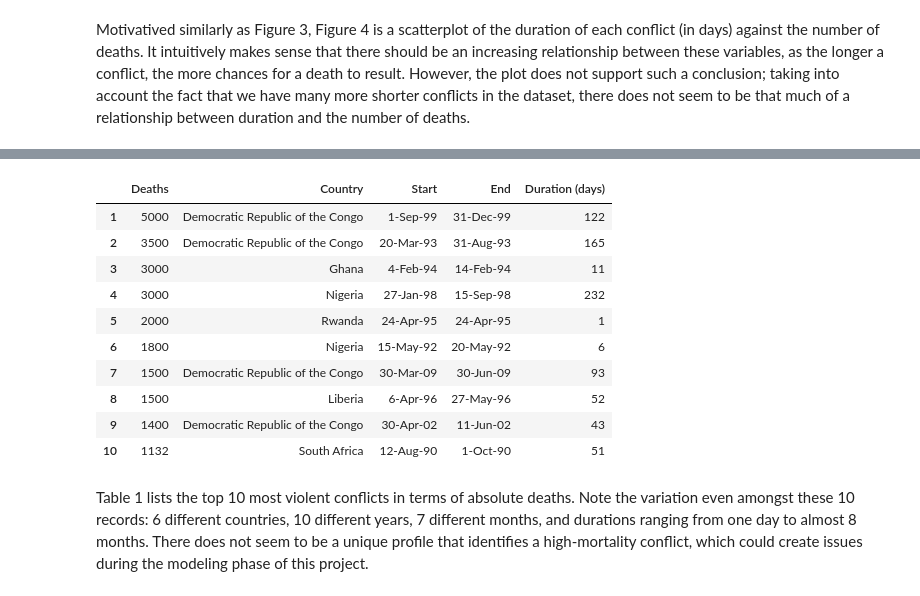
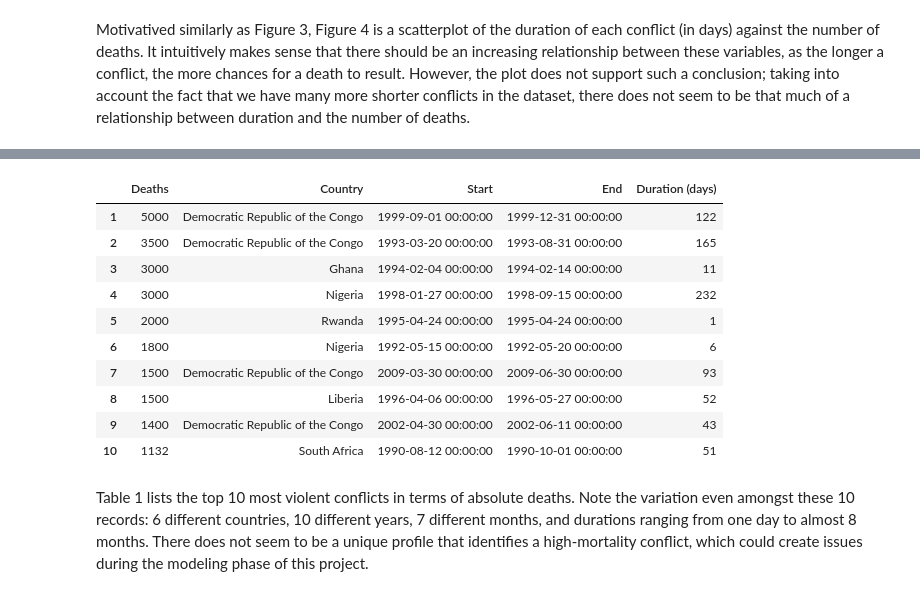
Before and after one commit to boyasm/STAT-222, a Jupyter notebook: Boyas 222 Project.ipynb, the cells around one changed output, grey strips where cells are left out. Cells and saved outputs as stored; diff of their text form; code cells hidden in the pictures.

```diff
--- a/Boyas 222 Project.ipynb
+++ b/Boyas 222 Project.ipynb
@@ -389,25 +389,26 @@ Motivatived similarly as Figure 3, Figure 4 is a scatterplot of the duration of
 # %%
 #top 10 most violent conflicts table
 noNan = scad[~np.isnan(scad.ndeath)]
 top10 = noNan.sort(column='ndeath', ascending=False)[0:10]
 top10 = top10[['ndeath', 'countryname', 'startdate', 'enddate', 'duration']]
 top10.index = range(1,11,1)
 top10.columns = ['Deaths', 'Country', 'Start', 'End', 'Duration (days)']
-display(HTML("<center>" + "<font size=3>" + 'Table 1: Top 10 Most Violent Conflicts' + "</font>" + "</center>"))
+space = '&nbsp;'
+display(HTML("<left>" + "<font size=3>" + space*63 + 'Table 1: Top 10 Most Violent Conflicts' + "</font>" + "</left>"))
 top10
 # %% [output]
 Table 1: Top 10 Most Violent Conflicts
 |  | Deaths | Country | Start | End | Duration (days) |
-| 1 | 5000 | Democratic Republic of the Congo | 1-Sep-99 | 31-Dec-99 | 122 |
-| 2 | 3500 | Democratic Republic of the Congo | 20-Mar-93 | 31-Aug-93 | 165 |
-| 3 | 3000 | Ghana | 4-Feb-94 | 14-Feb-94 | 11 |
-| 4 | 3000 | Nigeria | 27-Jan-98 | 15-Sep-98 | 232 |
-| 5 | 2000 | Rwanda | 24-Apr-95 | 24-Apr-95 | 1 |
-| 6 | 1800 | Nigeria | 15-May-92 | 20-May-92 | 6 |
-| 7 | 1500 | Democratic Republic of the Congo | 30-Mar-09 | 30-Jun-09 | 93 |
-| 8 | 1500 | Liberia | 6-Apr-96 | 27-May-96 | 52 |
-| 9 | 1400 | Democratic Republic of the Congo | 30-Apr-02 | 11-Jun-02 | 43 |
-| 10 | 1132 | South Africa | 12-Aug-90 | 1-Oct-90 | 51 |
+| 1 | 5000 | Democratic Republic of the Congo | 1999-09-01 00:00:00 | 1999-12-31 00:00:00 | 122 |
+| 2 | 3500 | Democratic Republic of the Congo | 1993-03-20 00:00:00 | 1993-08-31 00:00:00 | 165 |
+| 3 | 3000 | Ghana | 1994-02-04 00:00:00 | 1994-02-14 00:00:00 | 11 |
+| 4 | 3000 | Nigeria | 1998-01-27 00:00:00 | 1998-09-15 00:00:00 | 232 |
+| 5 | 2000 | Rwanda | 1995-04-24 00:00:00 | 1995-04-24 00:00:00 | 1 |
+| 6 | 1800 | Nigeria | 1992-05-15 00:00:00 | 1992-05-20 00:00:00 | 6 |
+| 7 | 1500 | Democratic Republic of the Congo | 2009-03-30 00:00:00 | 2009-06-30 00:00:00 | 93 |
+| 8 | 1500 | Liberia | 1996-04-06 00:00:00 | 1996-05-27 00:00:00 | 52 |
+| 9 | 1400 | Democratic Republic of the Congo | 2002-04-30 00:00:00 | 2002-06-11 00:00:00 | 43 |
+| 10 | 1132 | South Africa | 1990-08-12 00:00:00 | 1990-10-01 00:00:00 | 51 |
 # %% [markdown]
 Table 1 lists the top 10 most violent conflicts in terms of absolute deaths.  Note the variation even amongst these 10 records: 6 different countries, 10 different years, 7 different months, and durations ranging from one day to almost 8 months.  There does not seem to be a unique profile that identifies a high-mortality conflict, which could create issues during the modeling phase of this project.
 # %%
```
Also changed, not shown: parts of 40 cells of this notebook.
